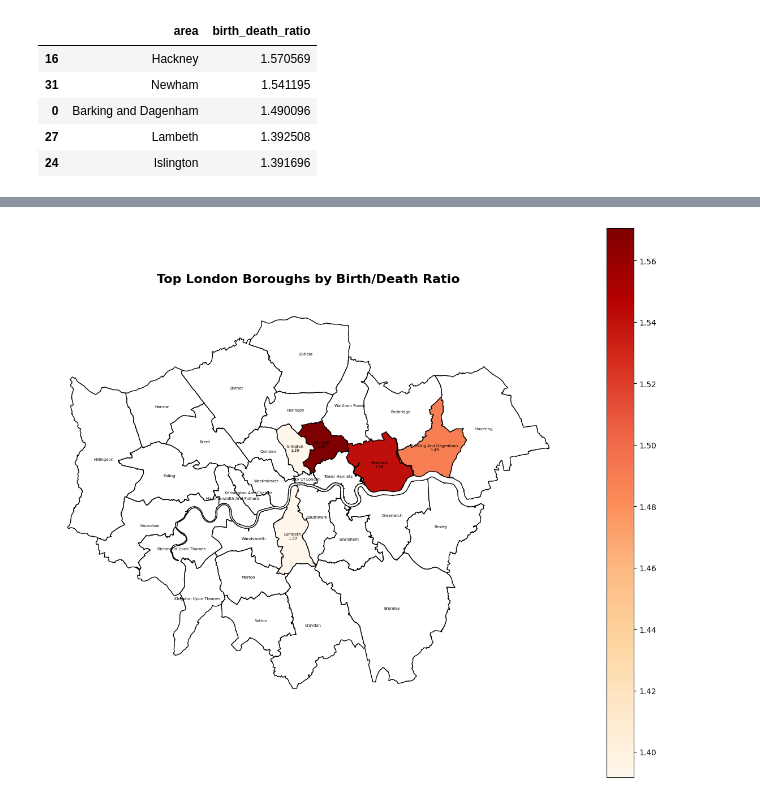
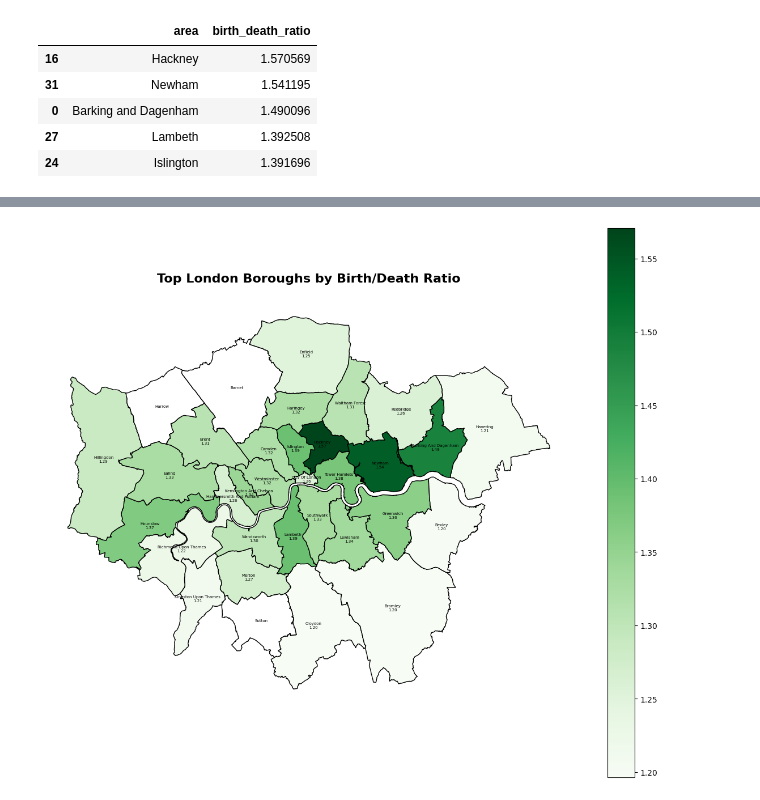
Before and after one commit to MoshaLangerak/knowledge-engineering, a Jupyter notebook: notebooks/business-demographics.ipynb, the cells around one changed output, grey strips where cells are left out. Saved outputs shown, nothing was run; the diff lists cells and outputs as text; code cells hidden in the pictures.

```diff
--- a/notebooks/business-demographics.ipynb
+++ b/notebooks/business-demographics.ipynb
@@ -84,7 +84,7 @@ def top_areas_by_birth_death_ratio(df, top):
     top_areas = area_avg_ratios.sort_values('birth_death_ratio', ascending=False).head(top)
     return top_areas
 
-top_areas = top_areas_by_birth_death_ratio(df_business_demographics_cvs, 5)
+top_areas = top_areas_by_birth_death_ratio(df_business_demographics_cvs, 34)
 top_areas.head(5)
 # %% [output]
 |  | area | birth_death_ratio |
@@ -120,32 +120,32 @@ boundaries_by_ratios = boundaries.merge(top_areas[['area', 'birth_death_ratio']]
 fig, ax = plt.subplots(figsize=(12, 10))
 
 boundaries_by_ratios.plot(
     ax=ax,
     column='birth_death_ratio',
-    cmap='OrRd',
+    cmap='Greens',
     legend=True,
     edgecolor='black',
     missing_kwds={
         "color": "white",
         "edgecolor": "black"
     }
 )
 
 for _, row in boundaries_by_ratios.iterrows():
     centroid = row['geometry'].centroid
     name = row['area'].title()
 
     if pd.notna(row['birth_death_ratio']):
         label = f"{name}\n{row['birth_death_ratio']:.2f}"
     else:
         label = name
 
     ax.text(centroid.x, centroid.y, label, ha='center', va='center', fontsize=5, color='black')
 
 # Improve title
 plt.title("Top London Boroughs by Birth/Death Ratio", fontsize=16, fontweight='bold', pad=20)
 plt.axis('off')
 plt.tight_layout()
 plt.show()
 # %% [output]
-[figure, old version]
+[figure, new version]
```
Also changed, not shown: 3 other files.
